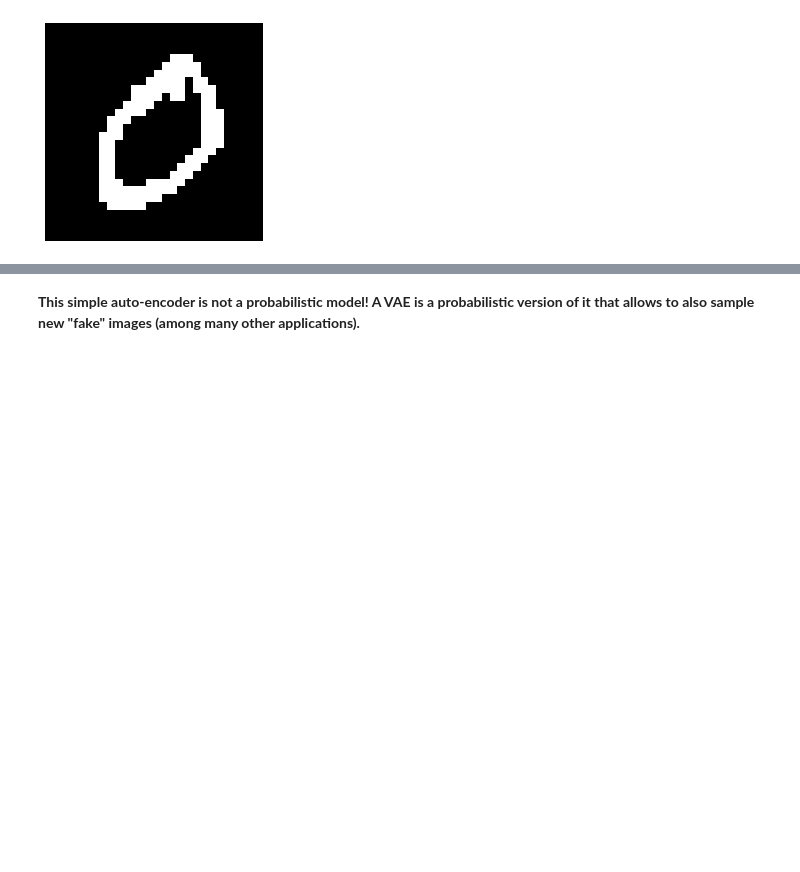
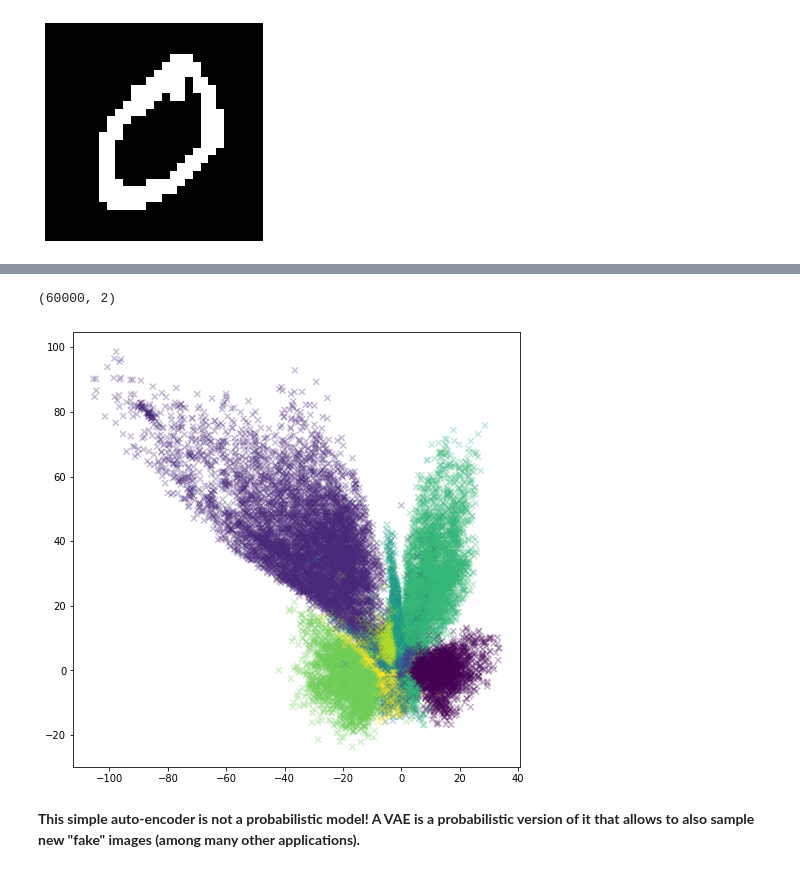
Before and after one commit to qlero/UCA_MSc-DS2, a Jupyter notebook: advanced_DL/practica/practicum_89_AE_VAE.ipynb, the cells around one changed output, grey strips where cells are left out. Saved outputs shown, nothing was run; the diff lists cells and outputs as text; code cells hidden in the pictures; blank space fills up the shorter version.

```diff
--- a/advanced_DL/practica/practicum_89_AE_VAE.ipynb
+++ b/advanced_DL/practica/practicum_89_AE_VAE.ipynb
@@ -161,3 +182,14 @@ Questions:
+# %%
+encoded_images = encoder(train_images).numpy()
+print(encoded_images.shape)
+plt.figure(figsize=(8,8))
+plt.scatter(encoded_images[:,0], encoded_images[:,1],
+            alpha=0.3, linewidths=0.1, marker="x",
+            c=y_train)
+plt.show()
+# %% [output]
+(60000, 2)
+[figure, added]
 # %% [markdown]
 **This simple auto-encoder is not a probabilistic model! A VAE is a probabilistic version of it that allows to also sample new "fake" images (among many other applications).**
 # %% [markdown]
```
Also changed, not shown: parts of 17 cells of this notebook, 8 other files.
